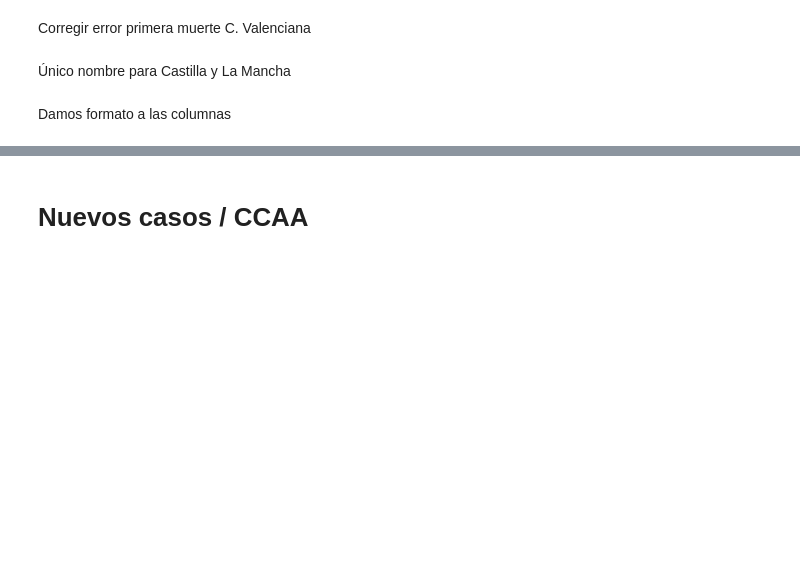
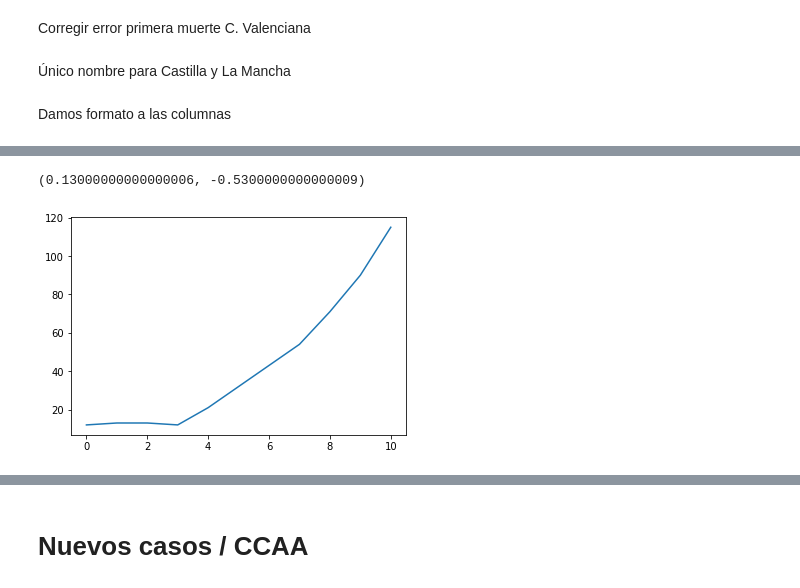
Before and after one commit to victorvicpal/COVID19_es, a Jupyter notebook: join_data.ipynb, the cells around one changed output, grey strips where cells are left out. Drawn from its saved outputs; the diff is of its cells as text; code cells hidden in the pictures; blank space fills up the shorter version.

```diff
--- a/join_data.ipynb
+++ b/join_data.ipynb
@@ -34,0 +64,13 @@ data = data.sort_values(by=['CCAA','fecha']).reset_index(drop = True)
+# %%
+split1, split2 = get_splits(andalucia, date_lag(andalucia.fecha)[0])
+# %%
+def get_new_lines(df, ind):
+    lines = pd.DataFrame({'CCAA': df.loc[ind-1:ind,'CCAA'].values,
+                          'fecha': [df.loc[ind,'fecha']  + pd.DateOffset(1), df.loc[ind,'fecha']  + pd.DateOffset(2)],
+                          'casos' : [np.nan, np.nan], 'IA' : [np.nan, np.nan],
+                          'UCI' : [np.nan, np.nan], 'muertes' : [np.nan, np.nan]})
+    return lines
+# %%
+lines = get_new_lines(andalucia, date_lag(andalucia.fecha)[0])
+# %%
+andalucia = pd.concat([split1, lines, split2]).reset_index(drop=True)
@@ -34,0 +98,4 @@ data = data.sort_values(by=['CCAA','fecha']).reset_index(drop = True)
+# %%
+get_line_eq([(6,0.25),(9,0.64)])
+# %% [output]
+(0.13000000000000006, -0.5300000000000009)
@@ -34,0 +112,4 @@ data = data.sort_values(by=['CCAA','fecha']).reset_index(drop = True)
+# %%
+andalucia.casos.plot();
+# %% [output]
+[figure, added]
```
Also changed, not shown: parts of 18 cells of this notebook.
